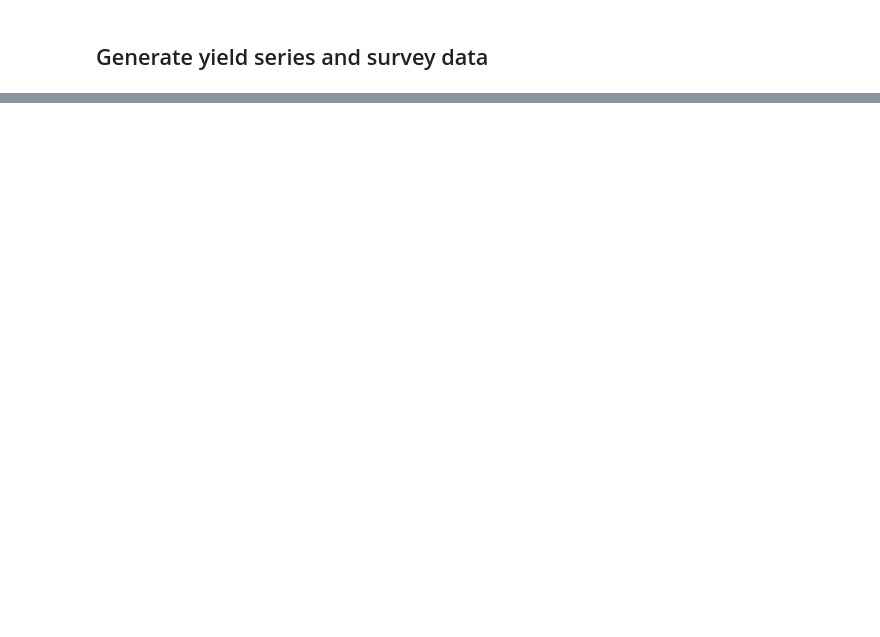
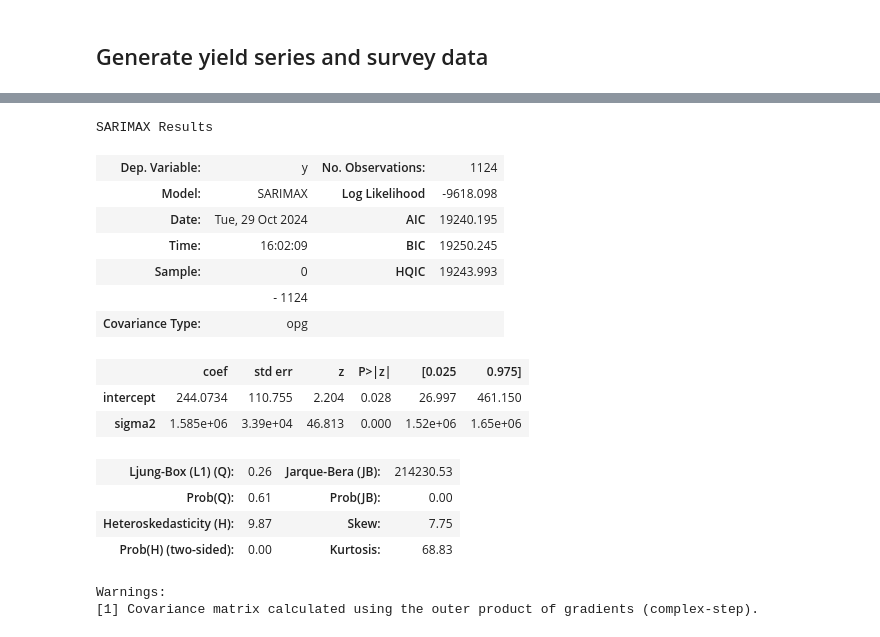
Before and after one commit to Hewhoipia/BDA-BI, a Jupyter notebook: arima/example.ipynb, the cells around one changed output, grey strips where cells are left out. Saved outputs shown, nothing was run; the diff lists cells and outputs as text; code cells hidden in the pictures; blank space fills up the shorter version.

```diff
--- a/arima/example.ipynb
+++ b/arima/example.ipynb
@@ -135,9 +129,9 @@ std                              NaN   1259.667373
 # %% [markdown]
 ## Generate yield series and survey data
 # %%
-import numpy as np
-
-r_t = np.log(df['quantity']/df['quantity'].shift(1))
+#Generate yield series
+# r_t = np.log(df['quantity']/df['quantity'].shift(1))
+r_t = df['quantity']
 mean = np.nanmean(r_t)
 r_t[0]=mean
 r_t.describe()
@@ -170,0 +193,11 @@ conn.close
+# %%
+#Auto ARIMA
+model = auto_arima(r_t, start_p=0, start_q=0,
+                           max_p=5, max_q=5, m=12,
+                           start_P=0, seasonal=False,
+                           d=0, D=0, trace=True,
+                           error_action='ignore',
+                           suppress_warnings=True,
+                           stepwise=True)
+
+print(model.aic())
@@ -170,0 +218,20 @@ conn.close
+# %%
+model.summary()
+# %% [output]
+SARIMAX Results
+| Dep. Variable: | y | No. Observations: | 1124 |
+| Model: | SARIMAX | Log Likelihood | -9618.098 |
+| Date: | Tue, 29 Oct 2024 | AIC | 19240.195 |
+| Time: | 16:02:09 | BIC | 19250.245 |
+| Sample: | 0 | HQIC | 19243.993 |
+|  | - 1124 |  |  |
+| Covariance Type: | opg |  |  |
+|  | coef | std err | z | P>|z| | [0.025 | 0.975] |
+| intercept | 244.0734 | 110.755 | 2.204 | 0.028 | 26.997 | 461.150 |
+| sigma2 | 1.585e+06 | 3.39e+04 | 46.813 | 0.000 | 1.52e+06 | 1.65e+06 |
+| Ljung-Box (L1) (Q): | 0.26 | Jarque-Bera (JB): | 214230.53 |
+| Prob(Q): | 0.61 | Prob(JB): | 0.00 |
+| Heteroskedasticity (H): | 9.87 | Skew: | 7.75 |
+| Prob(H) (two-sided): | 0.00 | Kurtosis: | 68.83 |
+Warnings:
+[1] Covariance matrix calculated using the outer product of gradients (complex-step).
```
Also changed, not shown: parts of 30 cells of this notebook.
